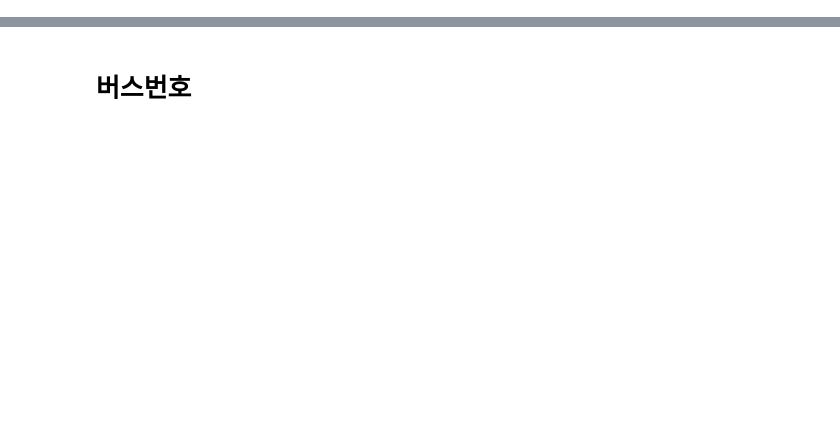
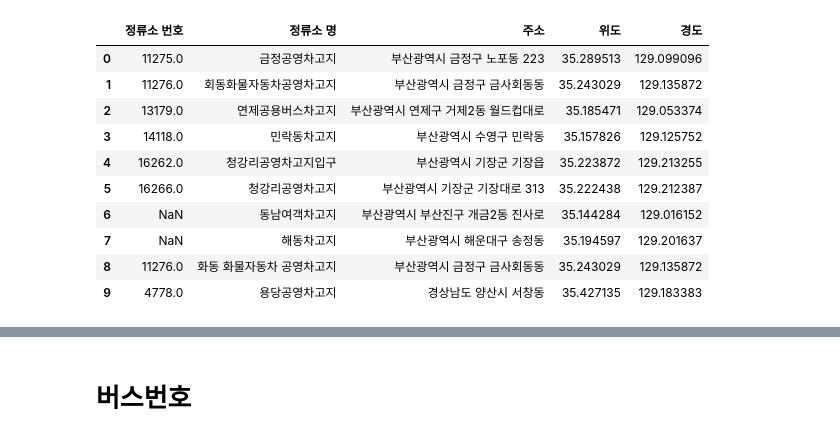
Before and after one commit to WithU-Bus/WithU-Bus, a Jupyter notebook: 버스노선연결.ipynb, the cells around one changed output, grey strips where cells are left out. Saved outputs shown, nothing was run; the diff lists cells and outputs as text; code cells hidden in the pictures; blank space fills up the shorter version.

```diff
--- a/버스노선연결.ipynb
+++ b/버스노선연결.ipynb
@@ -2,6 +2,21 @@
 import pandas as pd
 import folium
 import json
+# %%
+garage = pd.read_excel('./data/부산 버스 차고지.xlsx')
+garage
+# %% [output]
+|  | 정류소 번호 | 정류소 명 | 주소 | 위도 | 경도 |
+| 0 | 11275.0 | 금정공영차고지 | 부산광역시 금정구 노포동 223 | 35.289513 | 129.099096 |
+| 1 | 11276.0 | 회동화물자동차공영차고지 | 부산광역시 금정구 금사회동동 | 35.243029 | 129.135872 |
+| 2 | 13179.0 | 연제공용버스차고지 | 부산광역시 연제구 거제2동 월드컵대로 | 35.185471 | 129.053374 |
+| 3 | 14118.0 | 민락동차고지 | 부산광역시 수영구 민락동 | 35.157826 | 129.125752 |
+| 4 | 16262.0 | 청강리공영차고지입구 | 부산광역시 기장군 기장읍 | 35.223872 | 129.213255 |
+| 5 | 16266.0 | 청강리공영차고지 | 부산광역시 기장군 기장대로 313 | 35.222438 | 129.212387 |
+| 6 | NaN | 동남여객차고지 | 부산광역시 부산진구 개금2동 진사로 | 35.144284 | 129.016152 |
+| 7 | NaN | 해동차고지 | 부산광역시 해운대구 송정동 | 35.194597 | 129.201637 |
+| 8 | 11276.0 | 화동 화물자동차 공영차고지 | 부산광역시 금정구 금사회동동 | 35.243029 | 129.135872 |
+| 9 | 4778.0 | 용당공영차고지 | 경상남도 양산시 서창동 | 35.427135 | 129.183383 |
 # %%
 bus = pd.read_excel('./data/버스노선.xlsx')
 bus
```
Also changed, not shown: parts of 7 cells of this notebook, 58 other files.
